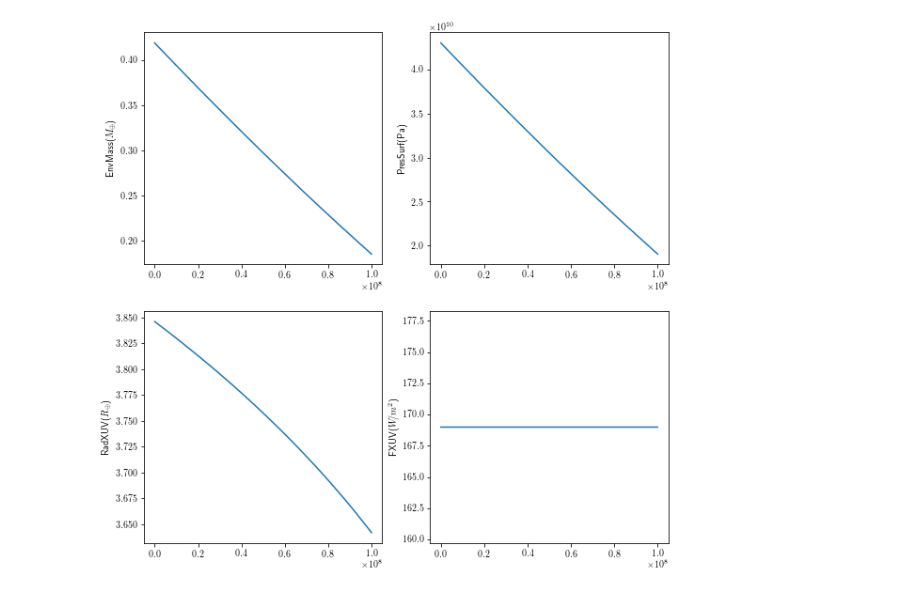
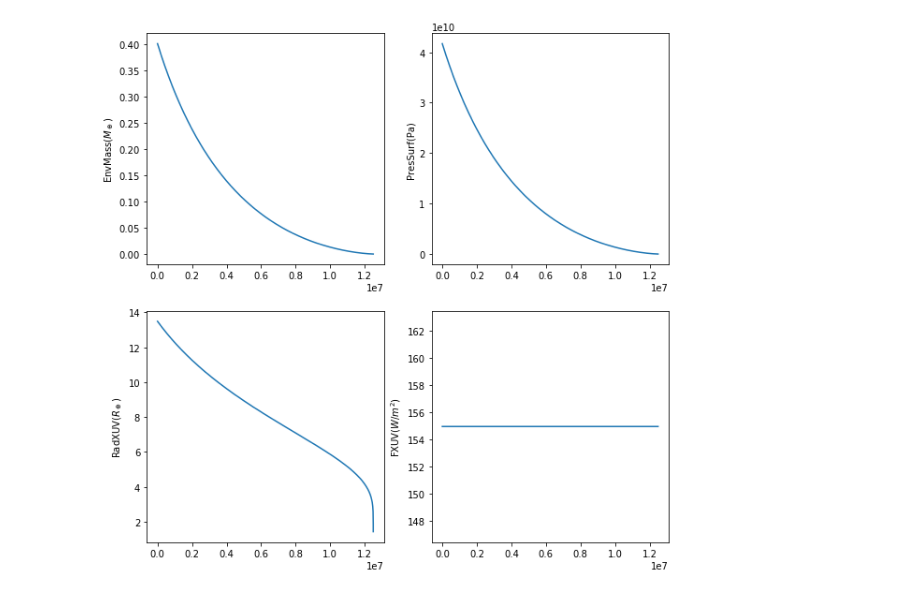
Before and after one commit to dm1681/Merging_Perts, a Jupyter notebook: Research/Merging_Perts/lehmer_reprod.ipynb, the cells around one changed output. Saved outputs shown, nothing was run; the diff lists cells and outputs as text; code cells hidden in the pictures.

```diff
--- a/Research/Merging_Perts/lehmer_reprod.ipynb
+++ b/Research/Merging_Perts/lehmer_reprod.ipynb
@@ -241,37 +263,37 @@ def FourPanelPlot(comp_runs_dir, folder_num):
     fig,ax = plt.subplots(2,2)
     fig.set_size_inches(10,10)
     EnvMass_list = np.array([])
     RadXUV_list = np.array([])
     PresSurf_list = np.array([])
     FXUV_list = np.array([])
     time_list = np.array([])
     fwd_file = open(comp_runs_dir + folder_num + '/atm.b.forward')
     fwd_content = fwd_file.read()
     fwd_content = fwd_content.split('\n')[:-1]
     for line in fwd_content:
         line = line.split(' ')
         EnvMass = float(line[2])
         EnvMass_list = np.append(EnvMass_list, EnvMass)
         RadXUV = float(line[5])
         RadXUV_list = np.append(RadXUV_list, RadXUV)
-        PresSurf= float(line[7])
+        PresSurf= float(line[6])
         PresSurf_list = np.append(PresSurf_list, PresSurf)
-        FXUV = float(line[11])
+        FXUV = float(line[7])
         FXUV_list = np.append(FXUV_list, FXUV)
         time = float(line[0])
         time_list = np.append(time_list, time)
     ax[0,0].plot(time_list, EnvMass_list)
     ax[0,0].set(ylabel='EnvMass($M_\oplus$)')
     ax[0,1].plot(time_list, PresSurf_list)
     ax[0,1].set(ylabel='PresSurf(Pa)')
     ax[1,0].plot(time_list, RadXUV_list)
     ax[1,0].set(ylabel='RadXUV($R_\oplus$)')
     ax[1,1].plot(time_list, FXUV_list)
     ax[1,1].set(ylabel='FXUV($W/m^2$)')
 
-FourPanelPlot(comp_runs_dir, '00000')
+FourPanelPlot(comp_runs_dir, '00004')
 # %% [output]
-[figure, old version]
+[figure, new version]
 # %%
 '''
 to do:
```
Also changed, not shown: parts of 5 cells of this notebook.
